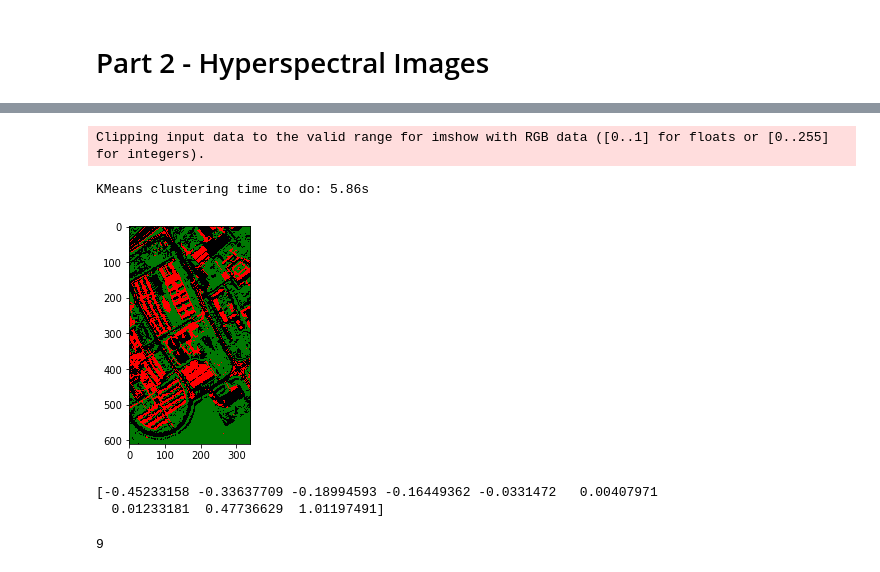
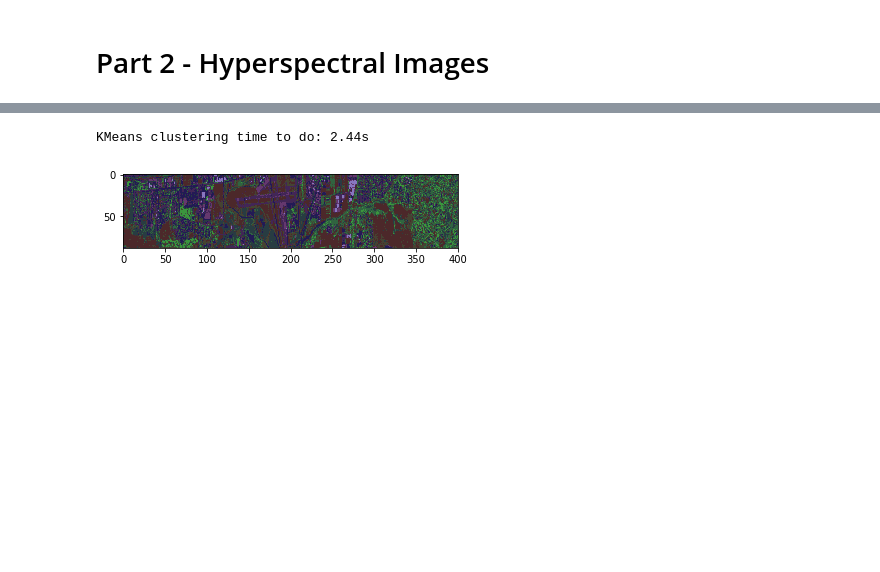
Before and after one commit to Eiris/MLProjectUF, a Jupyter notebook: Project 1/Project_1.ipynb, the cells around one changed output, grey strips where cells are left out. Saved outputs shown, nothing was run; the diff lists cells and outputs as text; code cells hidden in the pictures; blank space fills up the shorter version.

```diff
--- a/Project 1/Project_1.ipynb
+++ b/Project 1/Project_1.ipynb
@@ -690,8 +580,8 @@ len(np.unique(img_labels))
 import scipy.io as sio
 import os
 
-hsimg_load = sio.loadmat('PaviaHyperIm.mat')
-hsimg_data = hsimg_load['PaviaHyperIm']
+hsimg_load = sio.loadmat('SanBarHyperIm.mat')
+hsimg_data = hsimg_load['SanBarIm88x400']
 himage_display = hsimg_data[:,:,0:3]
-hsimg_data[:,:,0:3].shape
+hsimg_data#[:,:,0:3].shape
 # %% [output]
@@ -708,42 +644,27 @@ plt.show()
 # %%
-from sklearn.decomposition import PCA
-from skimage.transform import rescale
-import time
-from sklearn.cluster import KMeans
-import numpy as np
-
 #Reshape to 2D - one column per rgb colour
 data = hsimg_data.reshape(hsimg_data.shape[0] * hsimg_data.shape[1], hsimg_data.shape[2])
 
 #Using PCA
-pca = PCA(n_components=3)
+pca = PCA(n_components=n_components)
 reduced_data = pca.fit_transform(data)
-# reduced_data.shape = hsimg_data[:,:,0:3].shape
-# r = rescale(reduced_data,0.25,mode='reflect')
-# data = r.reshape(r.shape[0] * r.shape[1], 3)
+min_max_scaler = MinMaxScaler()
+reduced_data_scaled = min_max_scaler.fit_transform(reduced_data)
 
 # Initializing KMeans
-kmeans = KMeans(n_clusters=3)
+kmeans = KMeans(n_clusters=9)
 # Fitting with inputs
 t0 = time.time()
-kmeans = kmeans.fit(reduced_data)
+kmeans = kmeans.fit(reduced_data_scaled)
 
-new_colors = kmeans.cluster_centers_[kmeans.predict(reduced_data)]
+new_colors = kmeans.cluster_centers_[kmeans.predict(reduced_data_scaled)]
+
 t1 = time.time()
 r_recolored = new_colors.reshape(hsimg_data[:,:,0:3].shape)
 plt.imshow(r_recolored)
 title = 'KMeans clustering time to do: %.2fs' % (t1 - t0)
 print(title)
 plt.show()
 # %% [output]
-Clipping input data to the valid range for imshow with RGB data ([0..1] for floats or [0..255] for integers).
+KMeans clustering time to do: 2.44s
-KMeans clustering time to do: 5.86s
-[figure, old version]
+[figure, new version]
-# %%
-# This is the number of unique colors
-print(np.unique(r_recolored))
-len(np.unique(r_recolored))
-# %% [output]
-[-0.45233158 -0.33637709 -0.18994593 -0.16449362 -0.0331472   0.00407971
-  0.01233181  0.47736629  1.01197491]
-9
```
Also changed, not shown: parts of 61 cells of this notebook, 1 other file.
